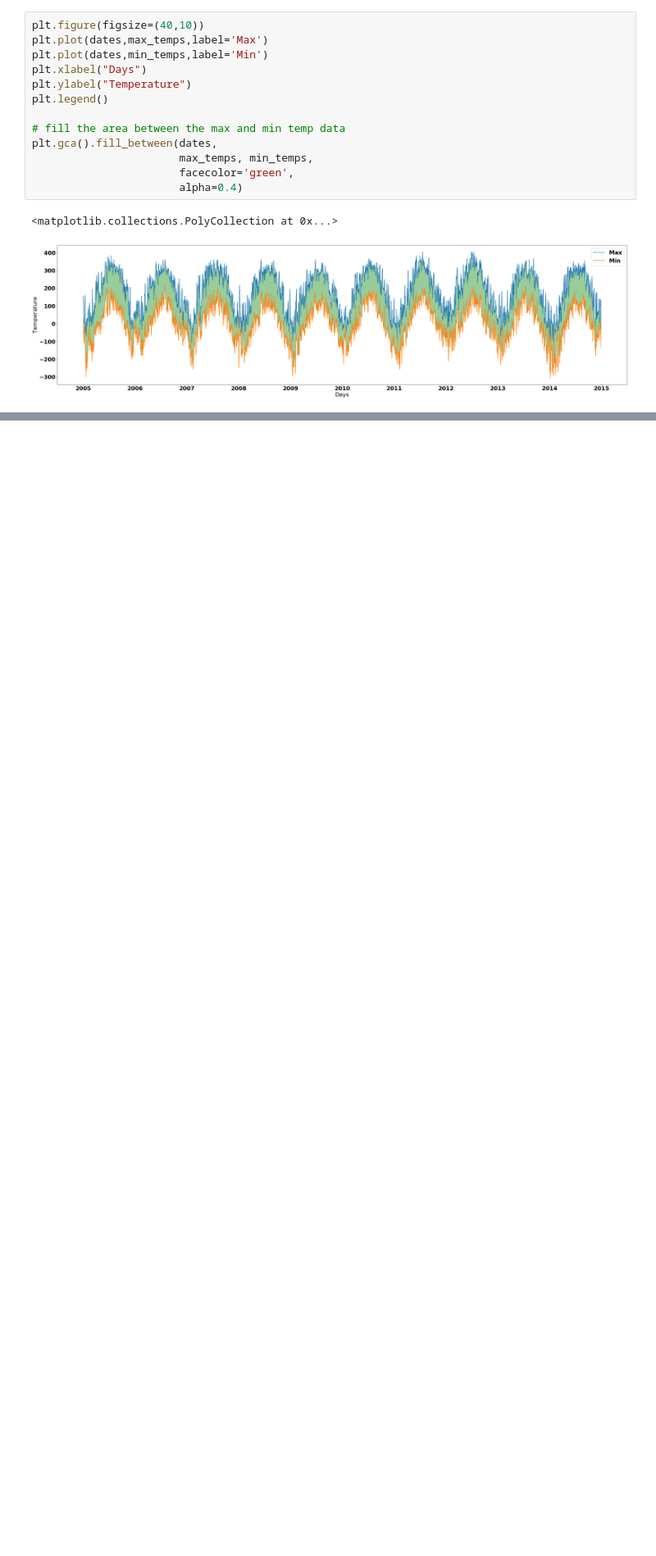
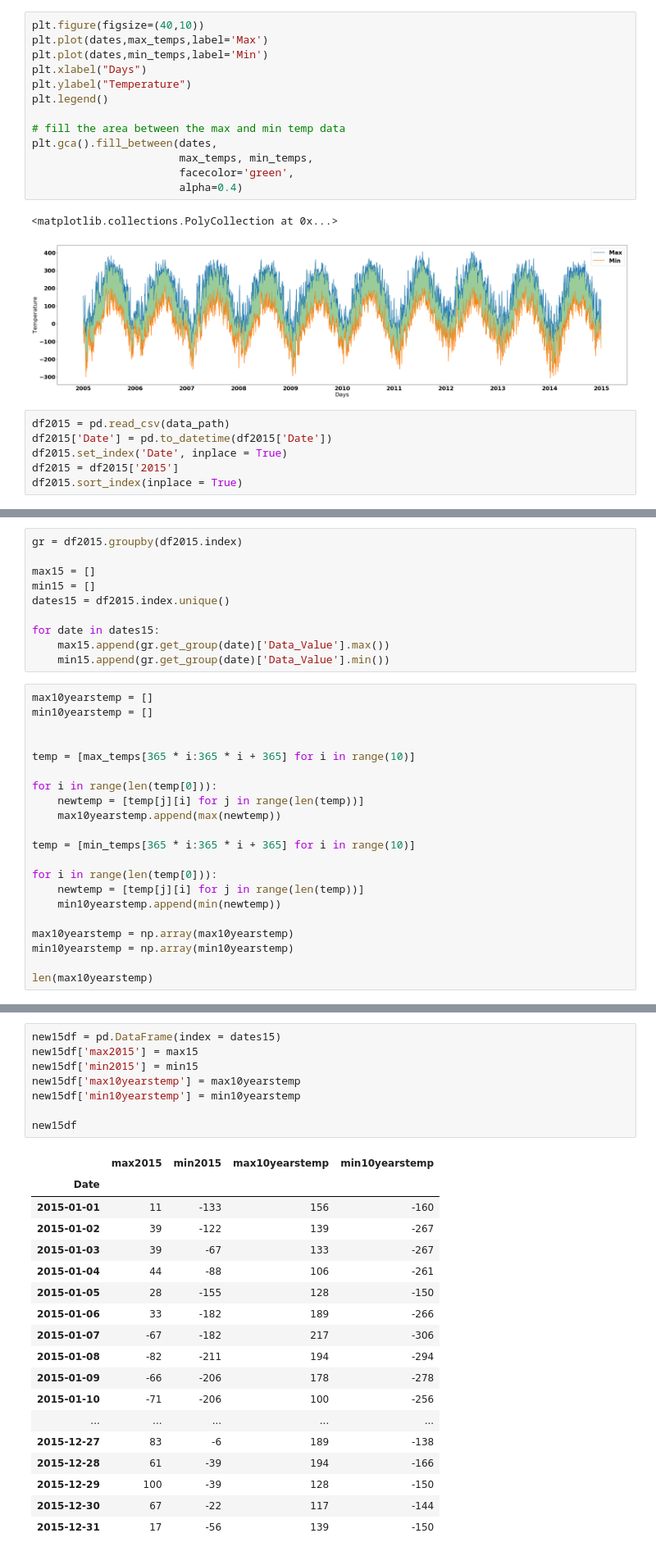
Before and after one commit to Johan-Liebert1/DataScienceSpecialization, a Jupyter notebook: 2 Applied Plotting, Charting & Data Representation in Python/Assignment2.ipynb, the cells around one changed output, grey strips where cells are left out. Shown at 82% size. Saved outputs shown, nothing was run; the diff lists cells and outputs as text; blank space fills up the shorter version.

```diff
--- a/2 Applied Plotting, Charting & Data Representation in Python/Assignment2.ipynb
+++ b/2 Applied Plotting, Charting & Data Representation in Python/Assignment2.ipynb
@@ -124,3 +125,9 @@ plt.gca().fill_between(dates,
 # %% [output]
 <matplotlib.collections.PolyCollection at 0x...>
 [figure]
+# %%
+df2015 = pd.read_csv(data_path)
+df2015['Date'] = pd.to_datetime(df2015['Date'])
+df2015.set_index('Date', inplace = True)
+df2015 = df2015['2015']
+df2015.sort_index(inplace = True)
@@ -126,0 +136,31 @@ plt.gca().fill_between(dates,
+# %%
+gr = df2015.groupby(df2015.index)
+
+max15 = []
+min15 = []
+dates15 = df2015.index.unique()
+
+for date in dates15:
+    max15.append(gr.get_group(date)['Data_Value'].max())
+    min15.append(gr.get_group(date)['Data_Value'].min())
+# %%
+max10yearstemp = []
+min10yearstemp = []
+
+
+temp = [max_temps[365 * i:365 * i + 365] for i in range(10)]
+
+for i in range(len(temp[0])):
+    newtemp = [temp[j][i] for j in range(len(temp))]
+    max10yearstemp.append(max(newtemp))
+
+temp = [min_temps[365 * i:365 * i + 365] for i in range(10)]
+
+for i in range(len(temp[0])):
+    newtemp = [temp[j][i] for j in range(len(temp))]
+    min10yearstemp.append(min(newtemp))
+
+max10yearstemp = np.array(max10yearstemp)
+min10yearstemp = np.array(min10yearstemp)
+
+len(max10yearstemp)
@@ -126,0 +169,27 @@ plt.gca().fill_between(dates,
+# %%
+new15df = pd.DataFrame(index = dates15)
+new15df['max2015'] = max15
+new15df['min2015'] = min15
+new15df['max10yearstemp'] = max10yearstemp
+new15df['min10yearstemp'] = min10yearstemp
+
+new15df
+# %% [output]
+|  | max2015 | min2015 | max10yearstemp | min10yearstemp |
+| Date |  |  |  |  |
+| 2015-01-01 | 11 | -133 | 156 | -160 |
+| 2015-01-02 | 39 | -122 | 139 | -267 |
+| 2015-01-03 | 39 | -67 | 133 | -267 |
+| 2015-01-04 | 44 | -88 | 106 | -261 |
+| 2015-01-05 | 28 | -155 | 128 | -150 |
+| 2015-01-06 | 33 | -182 | 189 | -266 |
+| 2015-01-07 | -67 | -182 | 217 | -306 |
+| 2015-01-08 | -82 | -211 | 194 | -294 |
+| 2015-01-09 | -66 | -206 | 178 | -278 |
+| 2015-01-10 | -71 | -206 | 100 | -256 |
+| ... | ... | ... | ... | ... |
+| 2015-12-27 | 83 | -6 | 189 | -138 |
+| 2015-12-28 | 61 | -39 | 194 | -166 |
+| 2015-12-29 | 100 | -39 | 128 | -150 |
+| 2015-12-30 | 67 | -22 | 117 | -144 |
+| 2015-12-31 | 17 | -56 | 139 | -150 |
```
Also changed, not shown: parts of 6 cells of this notebook.
